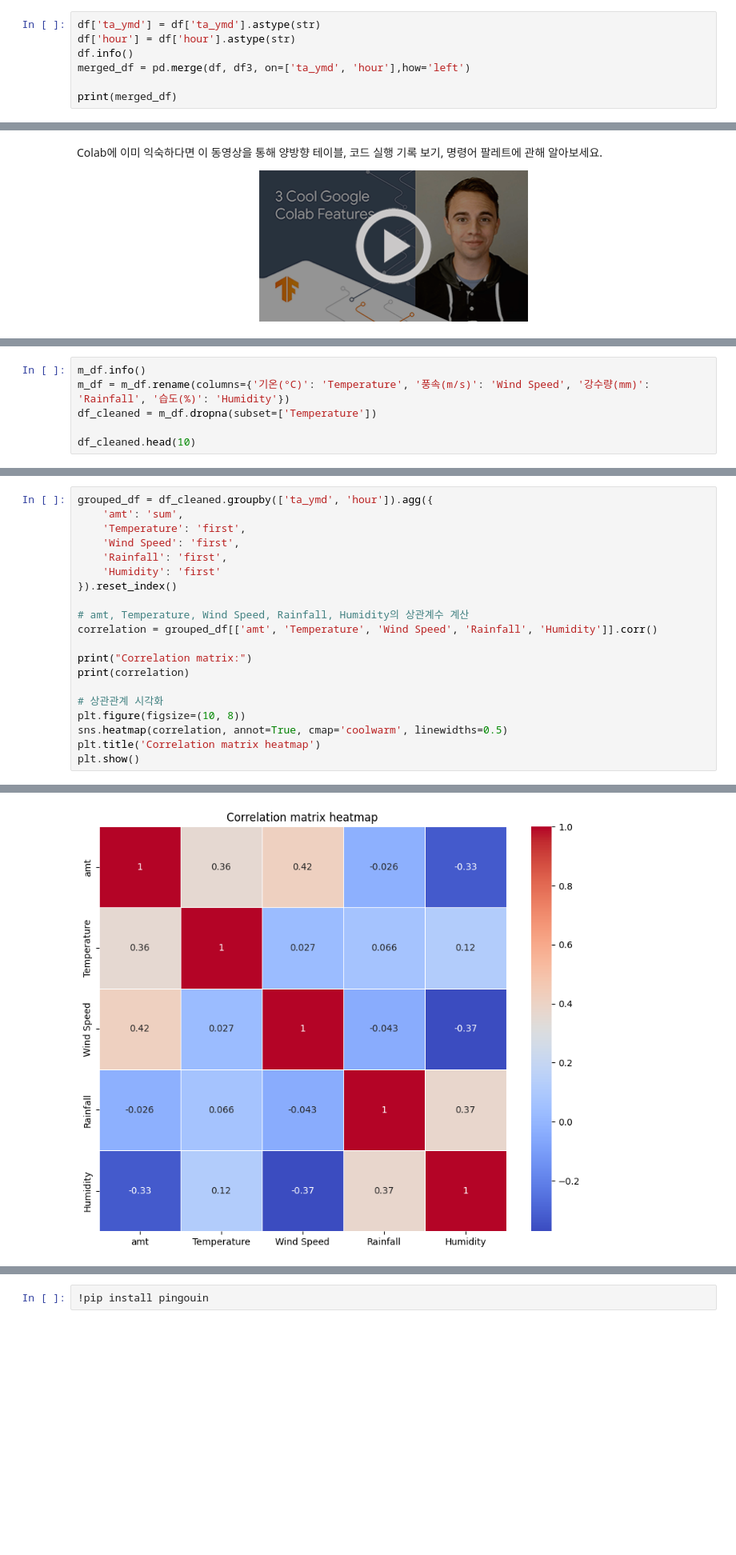
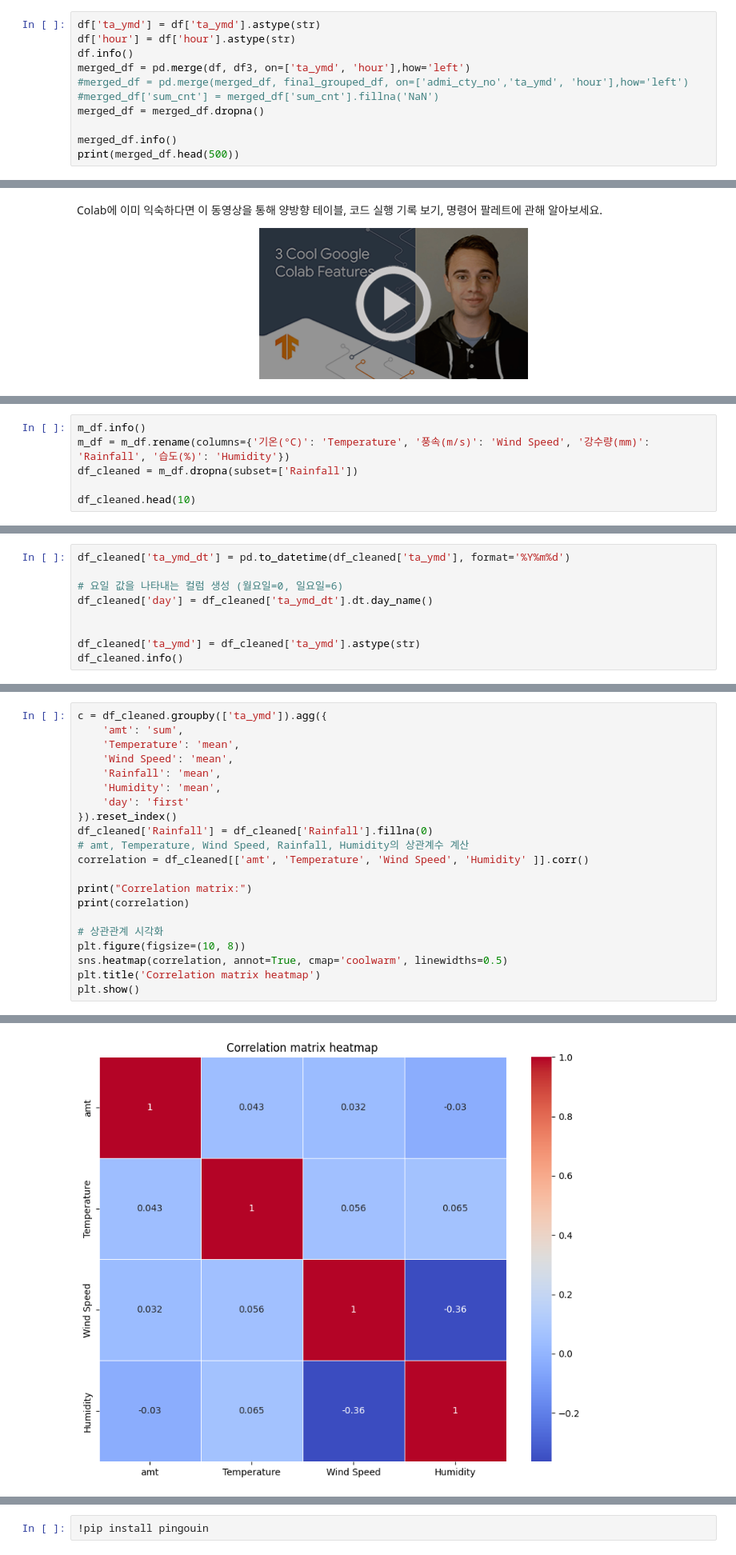
Before and after one commit to Songhyunjeong/thingplug-lora-starter-kit, a Jupyter notebook: Colaboratory에_오신_것을_환영합니다.ipynb, the cells around one changed output, grey strips where cells are left out. Shown at 80% size. Cells and saved outputs as stored; diff of their text form; blank space fills up the shorter version.

```diff
--- a/Colaboratory에_오신_것을_환영합니다.ipynb
+++ b/Colaboratory에_오신_것을_환영합니다.ipynb
@@ -165,8 +203,12 @@ df['ta_ymd'] = df['ta_ymd'].astype(str)
 df['hour'] = df['hour'].astype(str)
 df.info()
 merged_df = pd.merge(df, df3, on=['ta_ymd', 'hour'],how='left')
+#merged_df = pd.merge(merged_df, final_grouped_df, on=['admi_cty_no','ta_ymd', 'hour'],how='left')
+#merged_df['sum_cnt'] = merged_df['sum_cnt'].fillna('NaN')
+merged_df = merged_df.dropna()
 
-print(merged_df)
+merged_df.info()
+print(merged_df.head(500))
 # %% [output]
 <class 'pandas.core.frame.DataFrame'>
 Index: 34465 entries, 34 to 228196
@@ -213,7 +260,7 @@ m_df
 # %%
 m_df.info()
 m_df = m_df.rename(columns={'기온(°C)': 'Temperature', '풍속(m/s)': 'Wind Speed', '강수량(mm)': 'Rainfall', '습도(%)': 'Humidity'})
-df_cleaned = m_df.dropna(subset=['Temperature'])
+df_cleaned = m_df.dropna(subset=['Rainfall'])
 
 df_cleaned.head(10)
 # %% [output]
@@ -275,0 +295,9 @@ print(grouped_df)
+# %%
+df_cleaned['ta_ymd_dt'] = pd.to_datetime(df_cleaned['ta_ymd'], format='%Y%m%d')
+
+# 요일 값을 나타내는 컬럼 생성 (월요일=0, 일요일=6)
+df_cleaned['day'] = df_cleaned['ta_ymd_dt'].dt.day_name()
+
+
+df_cleaned['ta_ymd'] = df_cleaned['ta_ymd'].astype(str)
+df_cleaned.info()
@@ -276,14 +322,15 @@ print(grouped_df)
 # %%
-grouped_df = df_cleaned.groupby(['ta_ymd', 'hour']).agg({
+c = df_cleaned.groupby(['ta_ymd']).agg({
     'amt': 'sum',
-    'Temperature': 'first',
-    'Wind Speed': 'first',
-    'Rainfall': 'first',
-    'Humidity': 'first'
+    'Temperature': 'mean',
+    'Wind Speed': 'mean',
+    'Rainfall': 'mean',
+    'Humidity': 'mean',
+    'day': 'first'
 }).reset_index()
-
+df_cleaned['Rainfall'] = df_cleaned['Rainfall'].fillna(0)
 # amt, Temperature, Wind Speed, Rainfall, Humidity의 상관계수 계산
-correlation = grouped_df[['amt', 'Temperature', 'Wind Speed', 'Rainfall', 'Humidity']].corr()
+correlation = df_cleaned[['amt', 'Temperature', 'Wind Speed', 'Humidity' ]].corr()
 
 print("Correlation matrix:")
 print(correlation)
@@ -304 +350 @@ Humidity    -0.325722     0.116284   -0.372110  0.373850  1.000000
-[figure, old version]
+[figure, new version]
```
Also changed, not shown: parts of 23 cells of this notebook.
